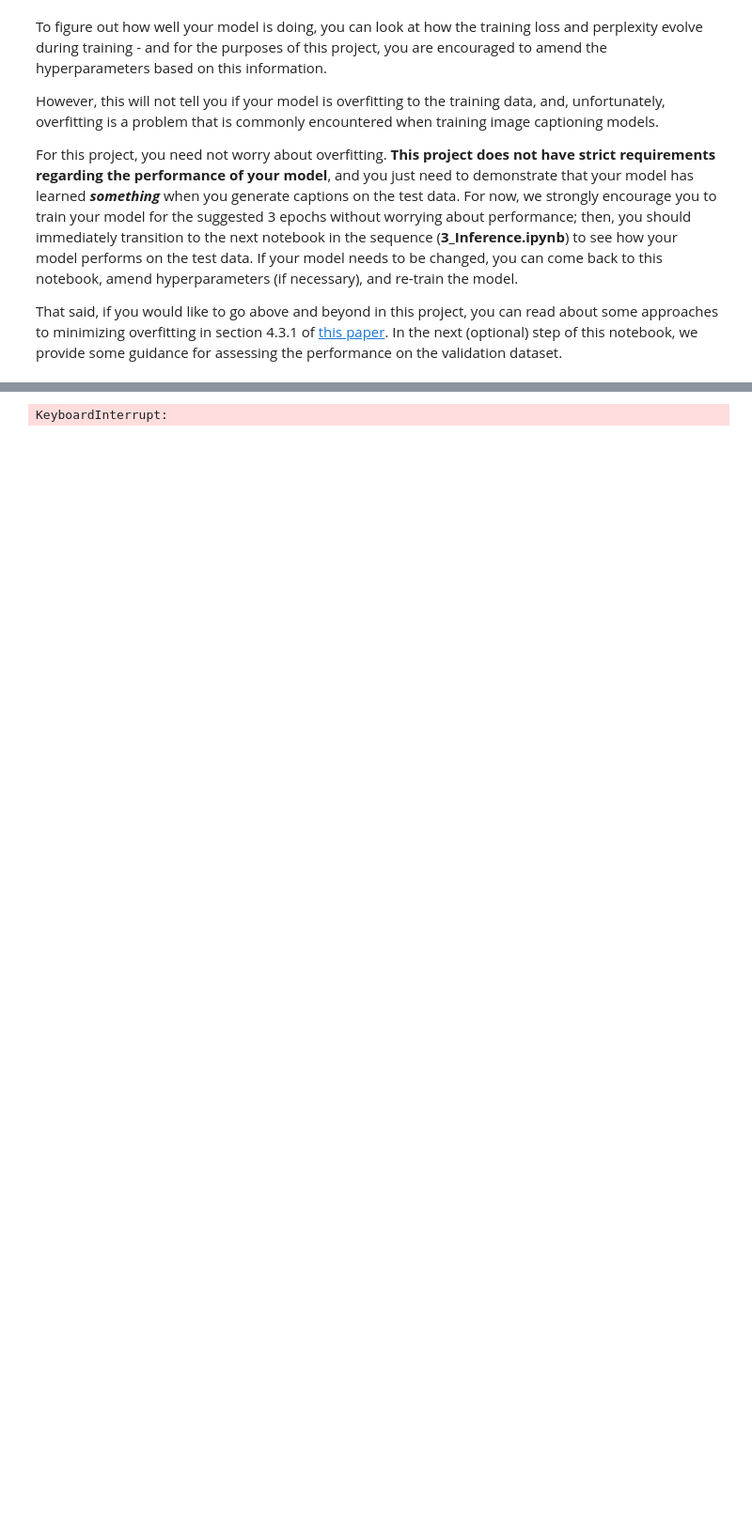
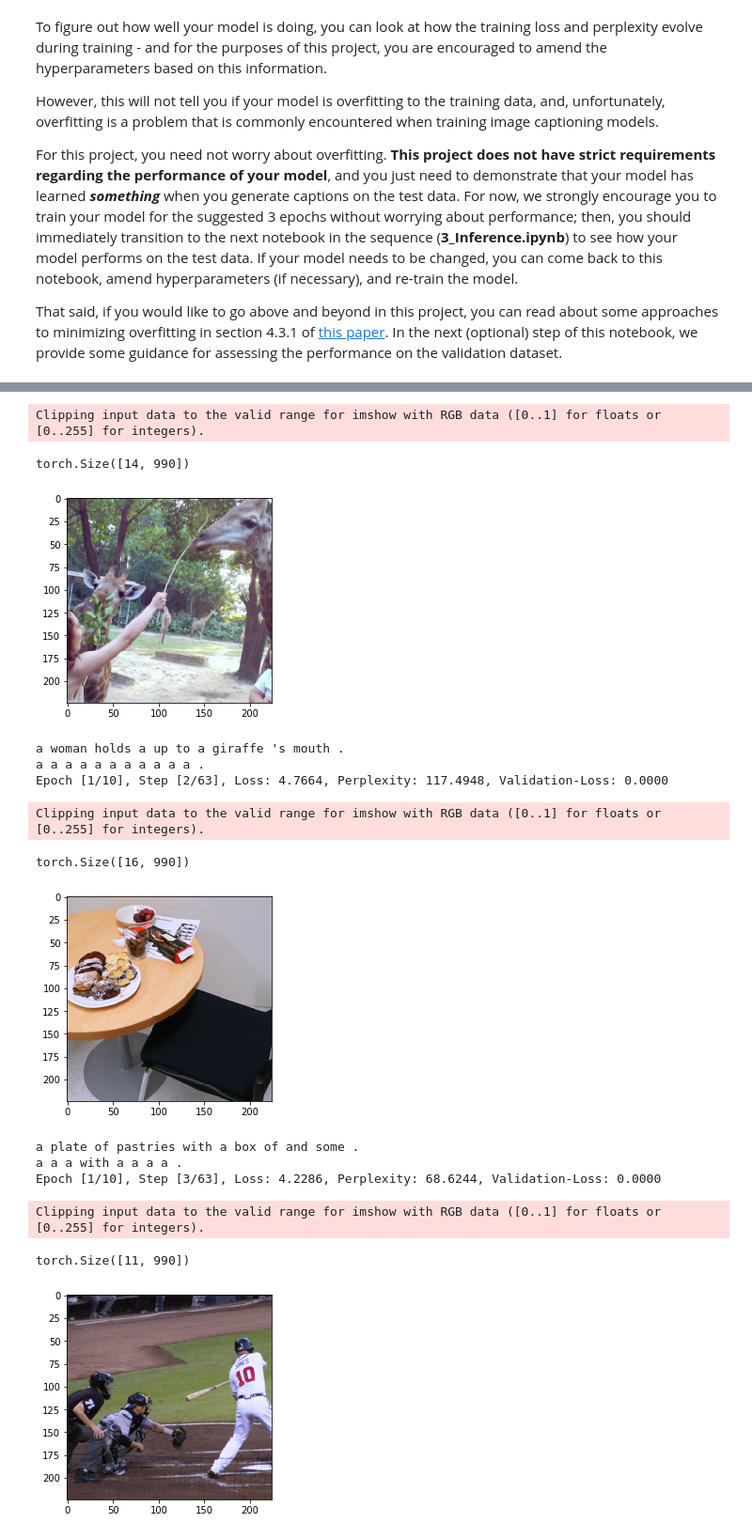
Before and after one commit to petersiemen/CVND---Image-Captioning-Project, a Jupyter notebook: 2_Training.ipynb, the cells around one changed output, grey strips where cells are left out. Shown at 94% size. Cells and saved outputs as stored; diff of their text form; code cells hidden in the pictures; blank space fills up the shorter version.

Commit message:
validate and show some results during training

```diff
--- a/2_Training.ipynb
+++ b/2_Training.ipynb
@@ -93,10 +93,12 @@ from torchvision import transforms
 import sys
 #sys.path.append('/opt/cocoapi/PythonAPI')
 from pycocotools.coco import COCO
-from src.data_loader import get_loader
+from src.data_loader import get_loader, get_val_loader
 from src.model import EncoderCNN, DecoderRNN
 import math
 from itertools import chain
+import matplotlib.pyplot as plt
+%matplotlib inline
 
 #COCOAPI_LOC='/home/ubuntu/datasets/coco'
 COCOAPI_LOC='/home/peter/datasets/coco-small'
@@ -111,7 +113,7 @@ embed_size = 256           # dimensionality of image and word embeddings
 hidden_size = 512          # number of features in hidden state of the RNN decoder
 num_epochs = 10             # number of training epochs
 save_every = 1             # determines frequency of saving model weights
-print_every = 100          # determines window for printing average loss
+print_every = 10          # determines window for printing average loss
 log_file = 'training_log.txt'       # name of file with saved training loss and perplexity
 
 # (Optional) TODO #2: Amend the image transform below.
@@ -131,6 +133,18 @@ data_loader = get_loader(transform=transform_train,
                          vocab_from_file=vocab_from_file,
                          cocoapi_loc=COCOAPI_LOC
                         )
+
+
+val_img_folger = COCOAPI_LOC + '/cocoapi/images/val2014/'
+val_annotations_file = COCOAPI_LOC + '/cocoapi/annotations/captions_val2014.json'
+
+val_data_loader = get_val_loader(transform=transform_train,
+                                 batch_size=batch_size,
+                                 vocab_threshold=vocab_threshold,
+                                 annotations_file=val_annotations_file,
+                                 img_folder=val_img_folger
+                                 )
+
 
 # The size of the vocabulary.
 vocab_size = len(data_loader.dataset.vocab)
@@ -202,6 +222,15 @@ import numpy as np
 import os
 import requests
 import time
+from src.utils.validate import validate
+from src.utils.clean_sentence import clean_sentence
+
+denormalize = transforms.Compose([
+        transforms.Normalize(
+            mean=[-0.485 / 0.229, -0.456 / 0.224, -0.406 / 0.225],
+            std=[1 / 0.229, 1 / 0.224, 1 / 0.255]
+        )
+])
 
 # Open the training log file.
 f = open(log_file, 'w')
@@ -255,8 +284,11 @@ for epoch in range(1, num_epochs+1):
         # Update the parameters in the optimizer.
         optimizer.step()
 
+        val_loss =torch.tensor(0.0)
+        #val_loss = validate(encoder, decoder, val_data_loader, criterion, vocab_size)
+
         # Get training statistics.
-        stats = 'Epoch [%d/%d], Step [%d/%d], Loss: %.4f, Perplexity: %5.4f' % (epoch, num_epochs, i_step, total_step, loss.item(), np.exp(loss.item()))
+        stats = 'Epoch [%d/%d], Step [%d/%d], Loss: %.4f, Perplexity: %5.4f, Validation-Loss: %.4f' % (epoch, num_epochs, i_step, total_step, loss.item(), np.exp(loss.item()), val_loss.item())
 
         # Print training statistics (on same line).
         print('\r' + stats, end="")
@@ -270,6 +302,21 @@ for epoch in range(1, num_epochs+1):
         if i_step % print_every == 0:
             print('\r' + stats)
 
+            image = images[0]
+            caption = captions[0]
+            output = outputs[0]
+            denormalized = denormalize(image)
+            print(output.shape)
+
+            numpy_image = np.transpose(denormalized.numpy(), (1, 2, 0))
+            plt.imshow(numpy_image)
+            plt.show()
+            sentence = clean_sentence([i.item() for i in caption], data_loader)
+            print(sentence + '\r')
+
+            output_idx = torch.argmax(output, dim=1)
+            prediction = clean_sentence([i.item() for i in output_idx], data_loader)
+            print(prediction + '\r')
 
 
 
@@ -279,6 +326,9 @@ for epoch in range(1, num_epochs+1):
         torch.save(decoder.state_dict(), os.path.join('./models', 'decoder-%d.pkl' % epoch))
         torch.save(encoder.state_dict(), os.path.join('./models', 'encoder-%d.pkl' % epoch))
 
+
+
+
 # Close the training log file.
 f.close()
 # %% [output]
@@ -286 +336,15 @@ Epoch [1/10], Step [4/63], Loss: 6.0731, Perplexity: 434.0276
-KeyboardInterrupt:
+Clipping input data to the valid range for imshow with RGB data ([0..1] for floats or [0..255] for integers).
+torch.Size([14, 990])
+[figure, added]
+a woman holds a up to a giraffe 's mouth .
+a a a a a a a a a a a .
+Epoch [1/10], Step [2/63], Loss: 4.7664, Perplexity: 117.4948, Validation-Loss: 0.0000
+Clipping input data to the valid range for imshow with RGB data ([0..1] for floats or [0..255] for integers).
+torch.Size([16, 990])
+[figure, added]
+a plate of pastries with a box of and some .
+a a a with a a a a .
+Epoch [1/10], Step [3/63], Loss: 4.2286, Perplexity: 68.6244, Validation-Loss: 0.0000
+Clipping input data to the valid range for imshow with RGB data ([0..1] for floats or [0..255] for integers).
+torch.Size([11, 990])
+[figure, added]
```
Also changed, not shown: parts of 3 cells of this notebook, 11 other files.
